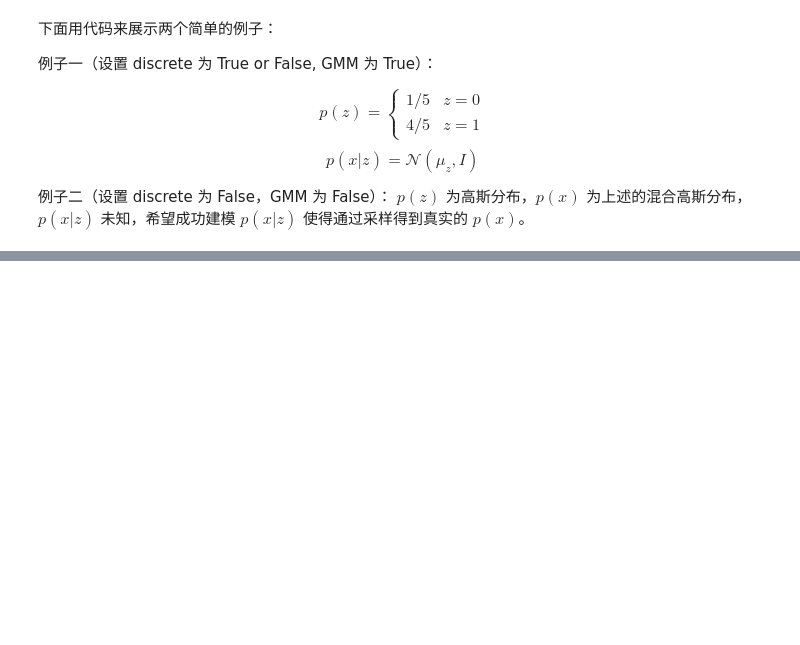
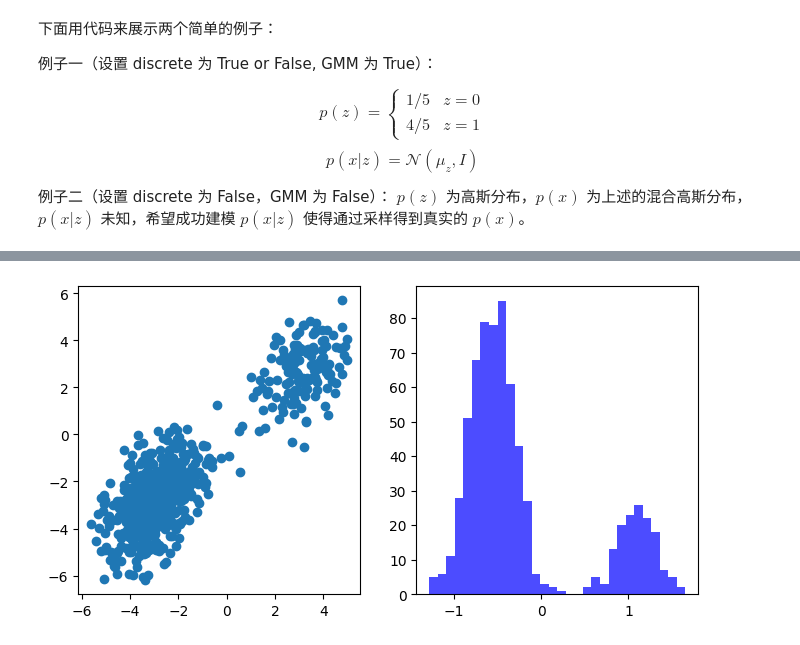
Before and after one commit to yuanlonghui/Blogs, a Jupyter notebook: VAE and DDPM.ipynb, the cells around one changed output, grey strips where cells are left out. Drawn from its saved outputs; the diff is of its cells as text; code cells hidden in the pictures; blank space fills up the shorter version.

```diff
--- a/VAE and DDPM.ipynb
+++ b/VAE and DDPM.ipynb
@@ -267,0 +379,13 @@ with torch.no_grad():
+# %%
+with torch.no_grad():
+    mu_z, log_var_z = vae.forward_encoder(x)
+    new_z = vae.resampling(mu_z, log_var_z)
+
+    mu_x, log_var_x = vae.forward_decoder(new_z)
+    new_x = vae.resampling(mu_x, log_var_x)
+
+    fig, (ax1, ax2) = plt.subplots(1, 2, figsize=(8, 4))
+    ax1.scatter(new_x[:, 0], new_x[:, 1])
+    ax2.hist(new_z[:, 0], bins=30, alpha=0.7, color='blue')
+# %% [output]
+[figure, added]
```
Also changed, not shown: parts of 7 cells of this notebook.
